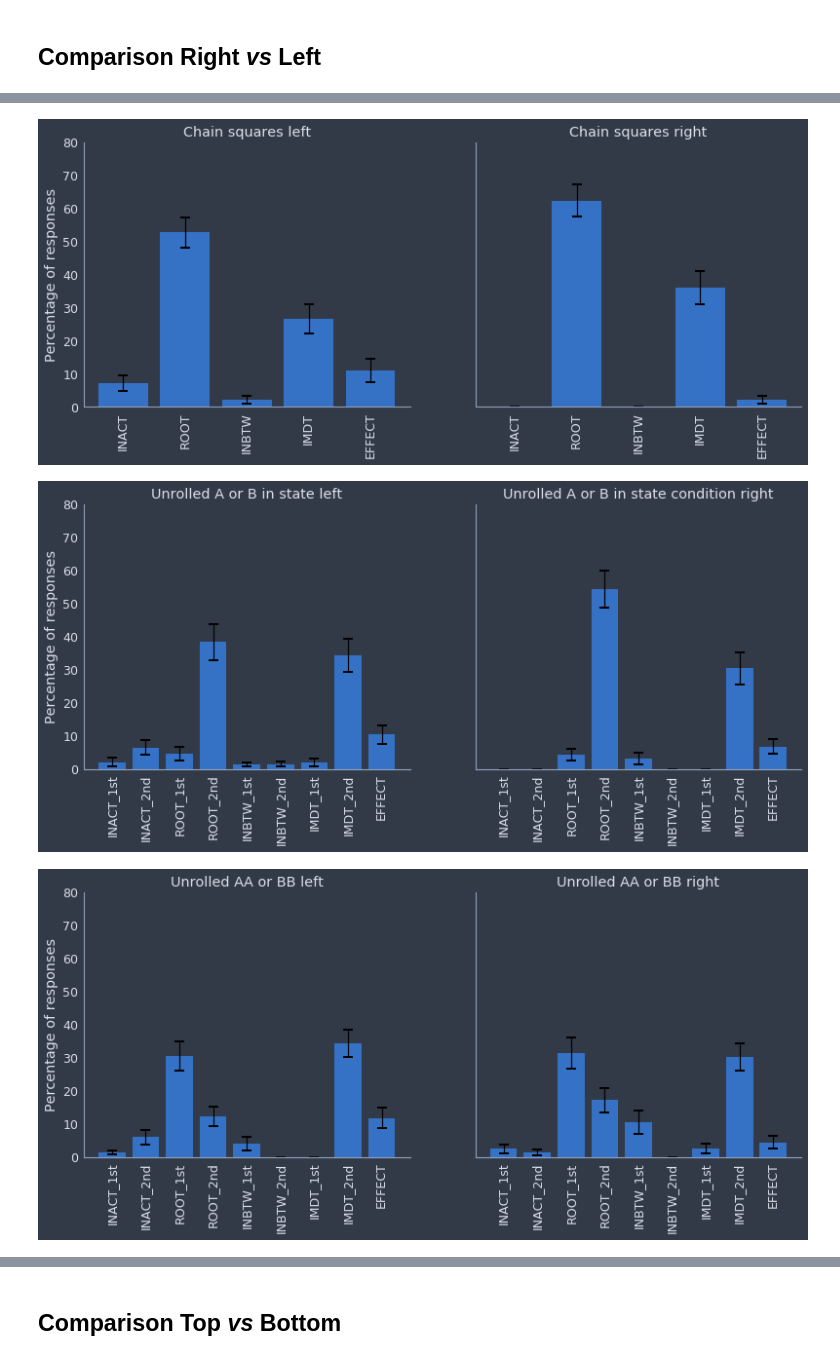
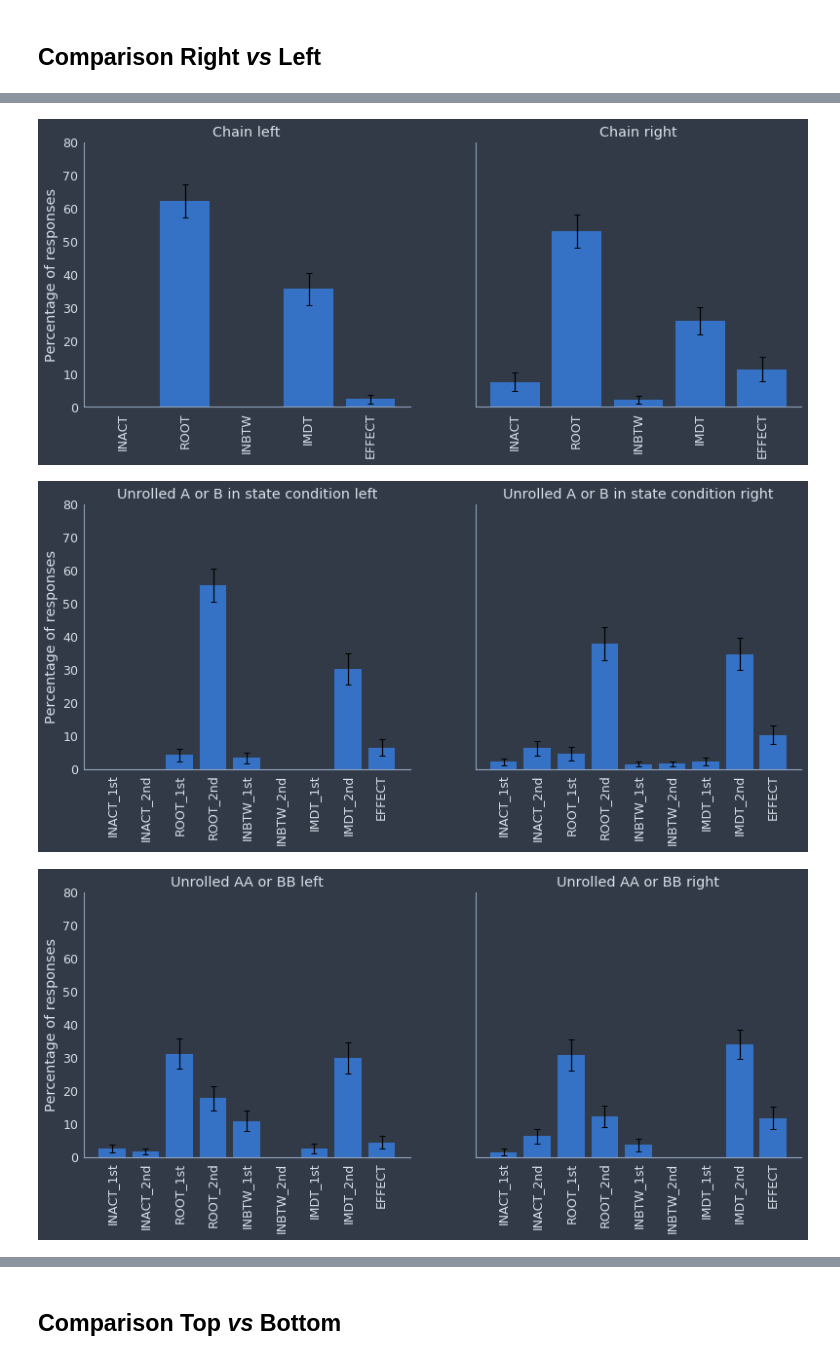
Before and after one commit to A-Fermo/continuity-cogsci21, a Jupyter notebook: analysis/analysis_E4_100def.ipynb, the cells around one changed output, grey strips where cells are left out. Cells and saved outputs as stored; diff of their text form; code cells hidden in the pictures.

```diff
--- a/analysis/analysis_E4_100def.ipynb
+++ b/analysis/analysis_E4_100def.ipynb
@@ -605,20 +644,29 @@ graph([Unrolled_AB_BA,Unrolled_AB,Unrolled_BA],['Unrolled AB or BA','Unrolled AB
 # %%
 # Broad comparison between right vs left sampling
 
-chainS_Right = Chain(stim='ChainS').add_filter(sampling='right')
-chainS_Left = Chain(stim='ChainS').add_filter(sampling='left')
+chain_Right = Chain(stim='ChainS').add_filter(sampling='right')
+chain_Left = Chain(stim='ChainS').add_filter(sampling='left')
 Unrolled_state_Right = AndGate(rolled=False,continuity='root_2nd').add_filter(sampling='right',state=True)
 Unrolled_state_Left = AndGate(rolled=False,continuity='root_2nd').add_filter(sampling='left',state=True)
 Unrolled_AA_BB_Right = AndGate(rolled=False,continuity='root_1st').add_filter(sampling='right')
 Unrolled_AA_BB_Left = AndGate(rolled=False,continuity='root_1st').add_filter(sampling='left')
 Unrolled_AB_BA_Right = AndGate(rolled=False,continuity='root_2nd').add_filter(sampling='right',state=False)
 Unrolled_AB_BA_Left = AndGate(rolled=False,continuity='root_2nd').add_filter(sampling='left',state=False)
 
-graph([chainS_Left,chainS_Right],['Chain squares left','Chain squares right'])
-graph([Unrolled_state_Left,Unrolled_state_Right],['Unrolled A or B in state left','Unrolled A or B in state condition right'])
-graph([Unrolled_AA_BB_Left,Unrolled_AA_BB_Right],['Unrolled AA or BB left','Unrolled AA or BB right'])
-graph([Unrolled_AB_BA_Left,Unrolled_AB_BA_Right],['Unrolled AB or BA left','Unrolled AB or BA right'])
+chain_R = bootstrap(chain_Right)
+chain_L = bootstrap(chain_Left)
+U_R = bootstrap(Unrolled_state_Right)
+U_L = bootstrap(Unrolled_state_Left)
+UAA_BB_R = bootstrap(Unrolled_AA_BB_Right)
+UAA_BB_L = bootstrap(Unrolled_AA_BB_Left)
+UAB_BA_R = bootstrap(Unrolled_AB_BA_Right)
+UAB_BA_L = bootstrap(Unrolled_AB_BA_Left)
+
+graph([chain_R,chain_L],['Chain left','Chain right'])
+graph([U_R,U_L],['Unrolled A or B in state condition left','Unrolled A or B in state condition right'])
+graph([UAA_BB_R,UAA_BB_L],['Unrolled AA or BB left','Unrolled AA or BB right'])
+graph([UAB_BA_R,UAB_BA_L],['Unrolled AB or BA left','Unrolled AB or BA right'])
 # %% [output]
-[figure, old version]
+[figure, new version]
-[figure, old version]
+[figure, new version]
-[figure, old version]
+[figure, new version]
```
Also changed, not shown: parts of 9 cells of this notebook, 2 other files.
